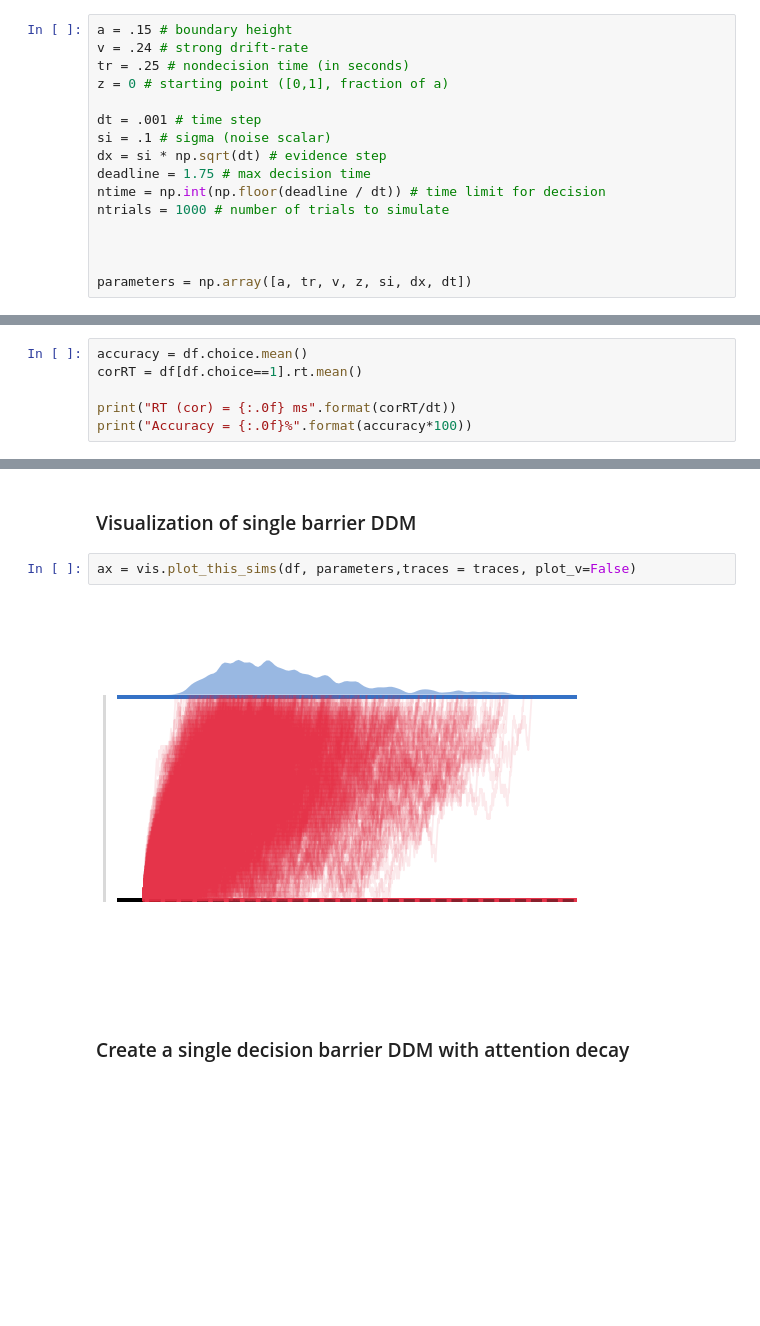
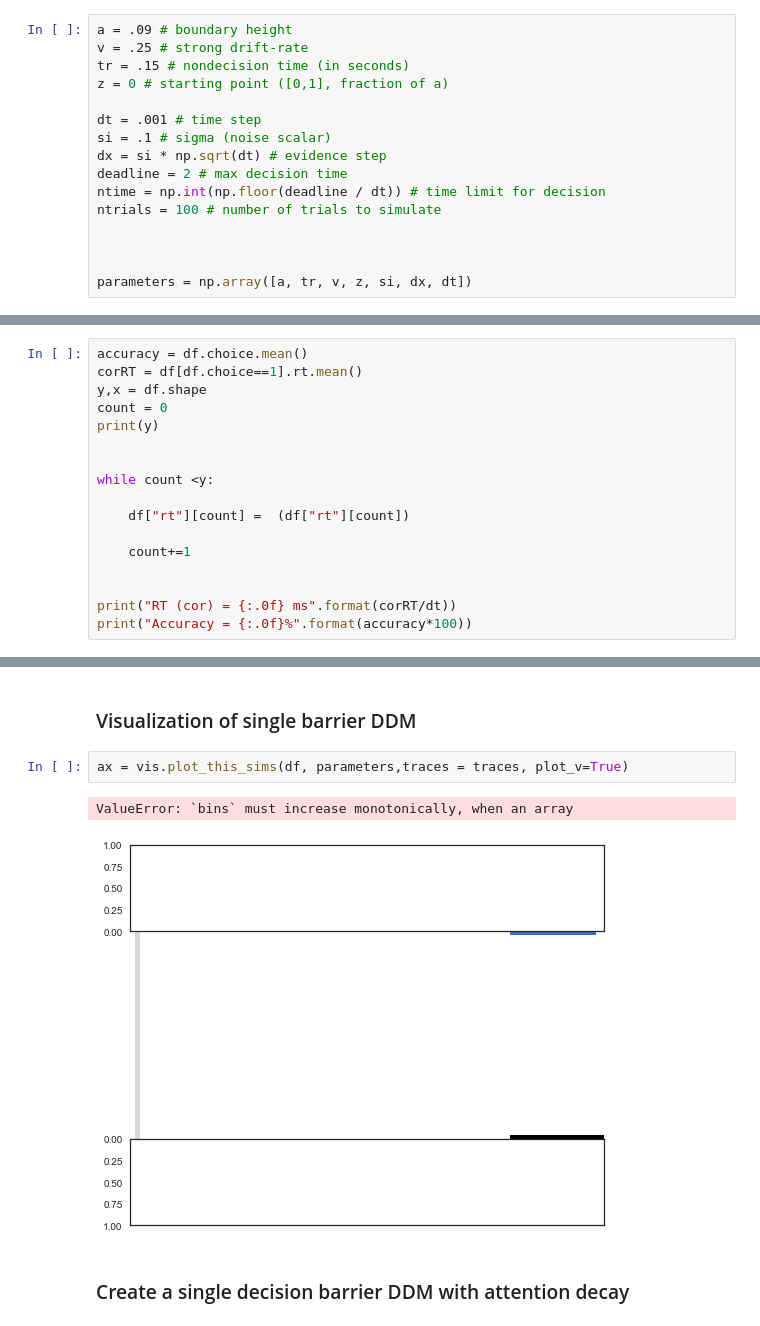
Before and after one commit to WilliXL/AdaptiveDecisionMaking_2018, a Jupyter notebook: notebooks/Final.ipynb, the cells around one changed output, grey strips where cells are left out. Cells and saved outputs as stored; diff of their text form; blank space fills up the shorter version.

```diff
--- a/notebooks/Final.ipynb
+++ b/notebooks/Final.ipynb
@@ -117,17 +117,17 @@ def sim_ddm_trials(parameters, ntrials=500, deadline=1.5, decay=False):
 ### Set our parameters
 We can begin with a regular DDM (with one boundary) and tweak with the parameters or potentially add more parameters to get this best fit to the behavioral data that we have
 # %%
-a = .15 # boundary height
-v = .24 # strong drift-rate
-tr = .25 # nondecision time (in seconds)
+a = .09 # boundary height
+v = .25 # strong drift-rate
+tr = .15 # nondecision time (in seconds)
 z = 0 # starting point ([0,1], fraction of a)
 
 dt = .001 # time step
 si = .1 # sigma (noise scalar)
 dx = si * np.sqrt(dt) # evidence step
-deadline = 1.75 # max decision time
+deadline = 2 # max decision time
 ntime = np.int(np.floor(deadline / dt)) # time limit for decision
-ntrials = 1000 # number of trials to simulate
+ntrials = 100 # number of trials to simulate
 
 
 
@@ -145,6 +145,17 @@ df.head()
 # %%
 accuracy = df.choice.mean()
 corRT = df[df.choice==1].rt.mean()
+y,x = df.shape
+count = 0
+print(y)
+
+
+while count <y:
+
+    df["rt"][count] =  (df["rt"][count])
+
+    count+=1
+
 
 print("RT (cor) = {:.0f} ms".format(corRT/dt))
 print("Accuracy = {:.0f}%".format(accuracy*100))
@@ -154,9 +187,10 @@ Accuracy = 100%
 # %% [markdown]
 ### Visualization of single barrier DDM
 # %%
-ax = vis.plot_this_sims(df, parameters,traces = traces, plot_v=False)
+ax = vis.plot_this_sims(df, parameters,traces = traces, plot_v=True)
 # %% [output]
+ValueError: `bins` must increase monotonically, when an array
-[figure, old version]
+[figure, new version]
 # %% [markdown]
 ### Create a single decision barrier DDM with attention decay
 # %%
```
Also changed, not shown: parts of 8 cells of this notebook, 1 other file.
